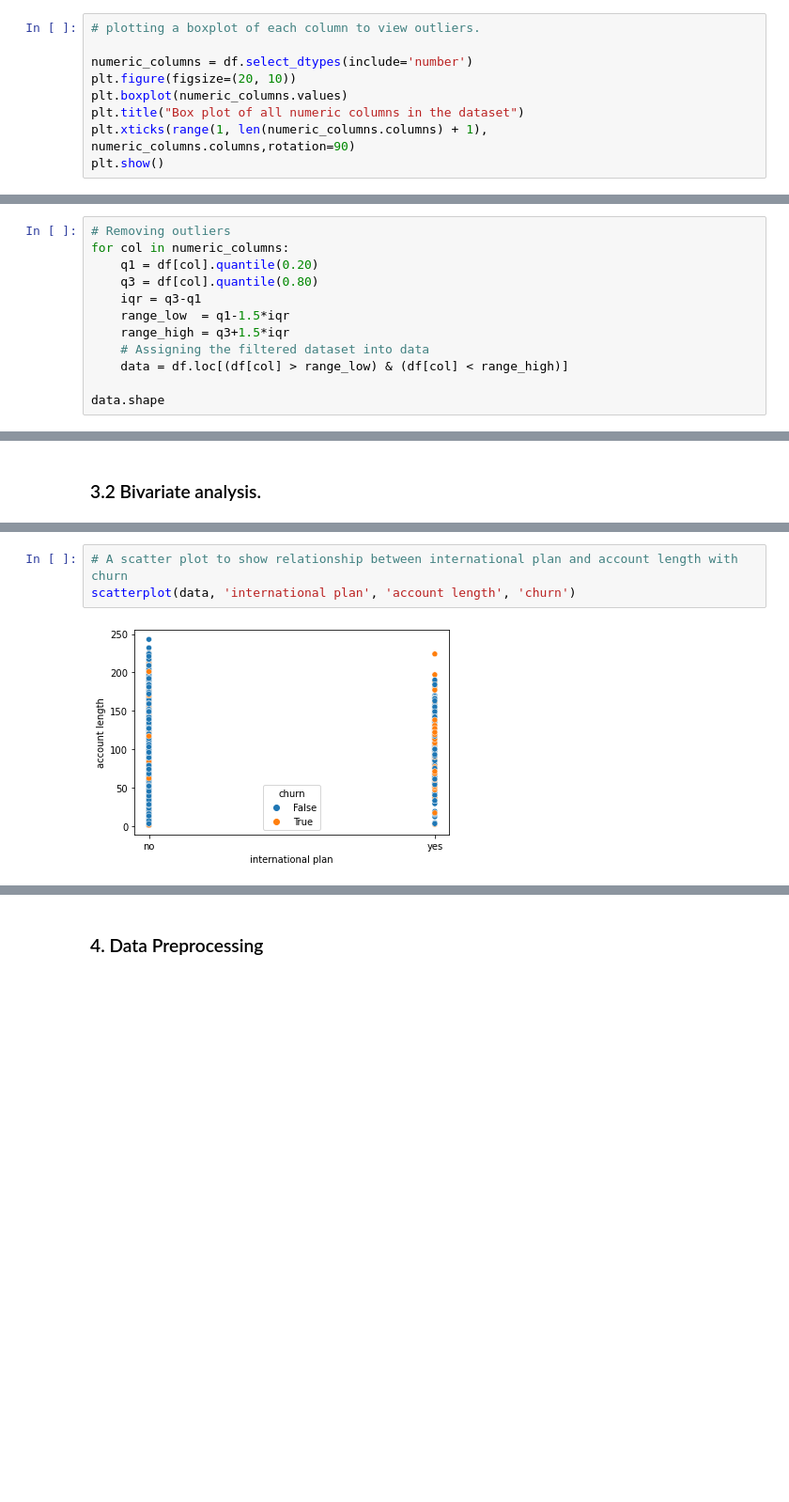
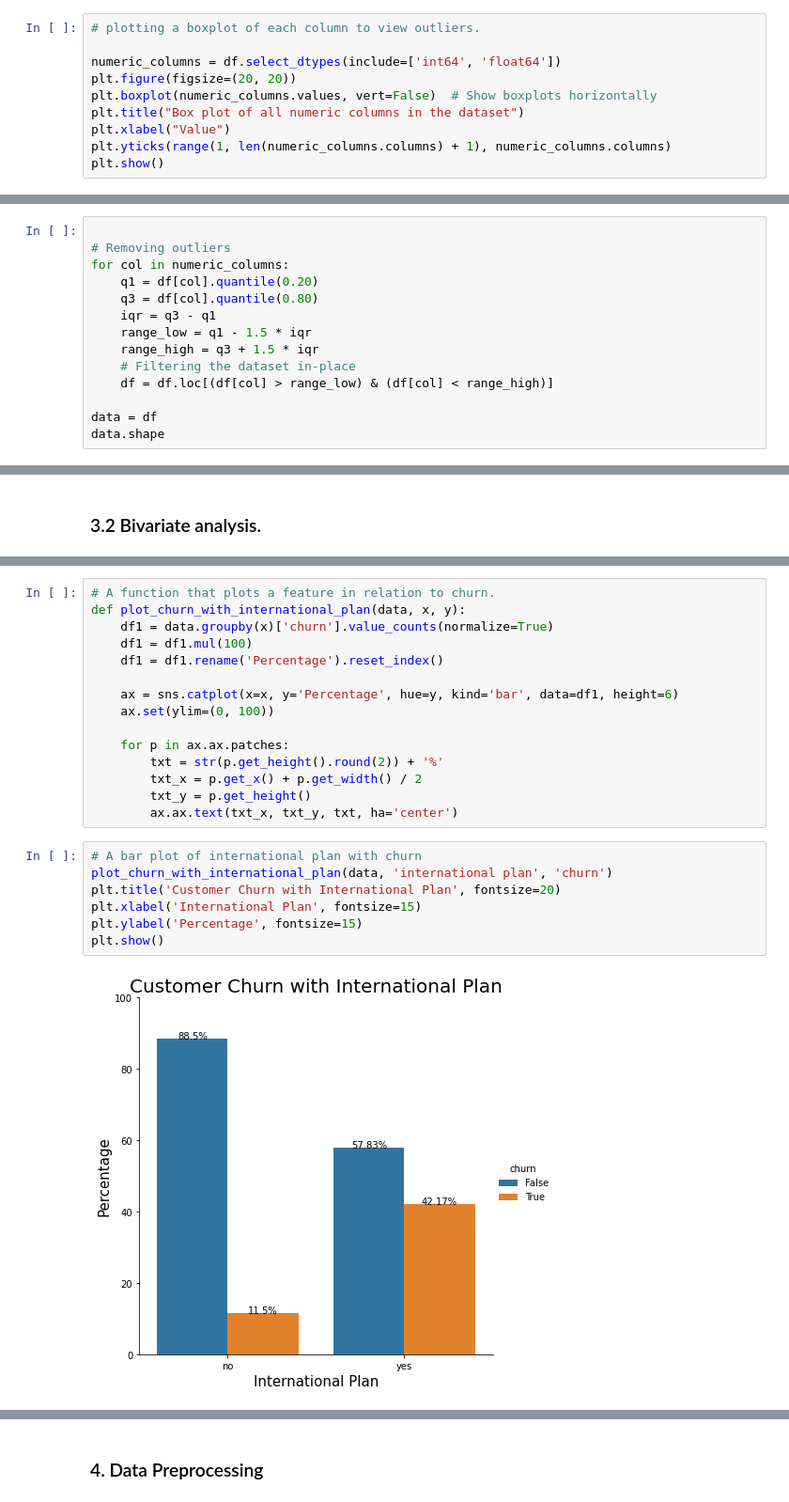
Before and after one commit to kamaupaul/Churn_in_Telecom_Project, a Jupyter notebook: Untitled-checkpoint.ipynb, the cells around one changed output, grey strips where cells are left out. Shown: that part at 94% size. Saved outputs shown, nothing was run; the diff lists cells and outputs as text; blank space fills up the shorter version.

```diff
--- a/Untitled-checkpoint.ipynb
+++ b/Untitled-checkpoint.ipynb
@@ -187,10 +199,11 @@ pd.DataFrame(data=desc, columns=['Feature','Dtypes','Sample_Unique'])
 # %%
 # plotting a boxplot of each column to view outliers.
 
-numeric_columns = df.select_dtypes(include='number')
-plt.figure(figsize=(20, 10))
-plt.boxplot(numeric_columns.values)
+numeric_columns = df.select_dtypes(include=['int64', 'float64'])
+plt.figure(figsize=(20, 20))
+plt.boxplot(numeric_columns.values, vert=False)  # Show boxplots horizontally
 plt.title("Box plot of all numeric columns in the dataset")
-plt.xticks(range(1, len(numeric_columns.columns) + 1), numeric_columns.columns,rotation=90)
+plt.xlabel("Value")
+plt.yticks(range(1, len(numeric_columns.columns) + 1), numeric_columns.columns)
 plt.show()
 # %% [output]
@@ -198,15 +211,17 @@ plt.show()
 # %% [markdown]
 Outliers can affect the predictive power of our models,therefore removing them will increase our model performance.
 # %%
+
 # Removing outliers
 for col in numeric_columns:
     q1 = df[col].quantile(0.20)
     q3 = df[col].quantile(0.80)
-    iqr = q3-q1
-    range_low  = q1-1.5*iqr
-    range_high = q3+1.5*iqr
-    # Assigning the filtered dataset into data
-    data = df.loc[(df[col] > range_low) & (df[col] < range_high)]
+    iqr = q3 - q1
+    range_low = q1 - 1.5 * iqr
+    range_high = q3 + 1.5 * iqr
+    # Filtering the dataset in-place
+    df = df.loc[(df[col] > range_low) & (df[col] < range_high)]
 
+data = df
 data.shape
 # %% [output]
@@ -289,6 +279,25 @@ From the plot above most of the customers who churned are the customers with man
+# %%
+# A function that plots a feature in relation to churn.
+def plot_churn_with_international_plan(data, x, y):
+    df1 = data.groupby(x)['churn'].value_counts(normalize=True)
+    df1 = df1.mul(100)
+    df1 = df1.rename('Percentage').reset_index()
+
+    ax = sns.catplot(x=x, y='Percentage', hue=y, kind='bar', data=df1, height=6)
+    ax.set(ylim=(0, 100))
+
+    for p in ax.ax.patches:
+        txt = str(p.get_height().round(2)) + '%'
+        txt_x = p.get_x() + p.get_width() / 2
+        txt_y = p.get_height()
+        ax.ax.text(txt_x, txt_y, txt, ha='center')
 # %%
-# A scatter plot to show relationship between international plan and account length with churn
-scatterplot(data, 'international plan', 'account length', 'churn')
+# A bar plot of international plan with churn
+plot_churn_with_international_plan(data, 'international plan', 'churn')
+plt.title('Customer Churn with International Plan', fontsize=20)
+plt.xlabel('International Plan', fontsize=15)
+plt.ylabel('Percentage', fontsize=15)
+plt.show()
 # %% [output]
-[figure, old version]
+[figure, new version]
 # %% [markdown]
```
Also changed, not shown: parts of 47 cells of this notebook.
